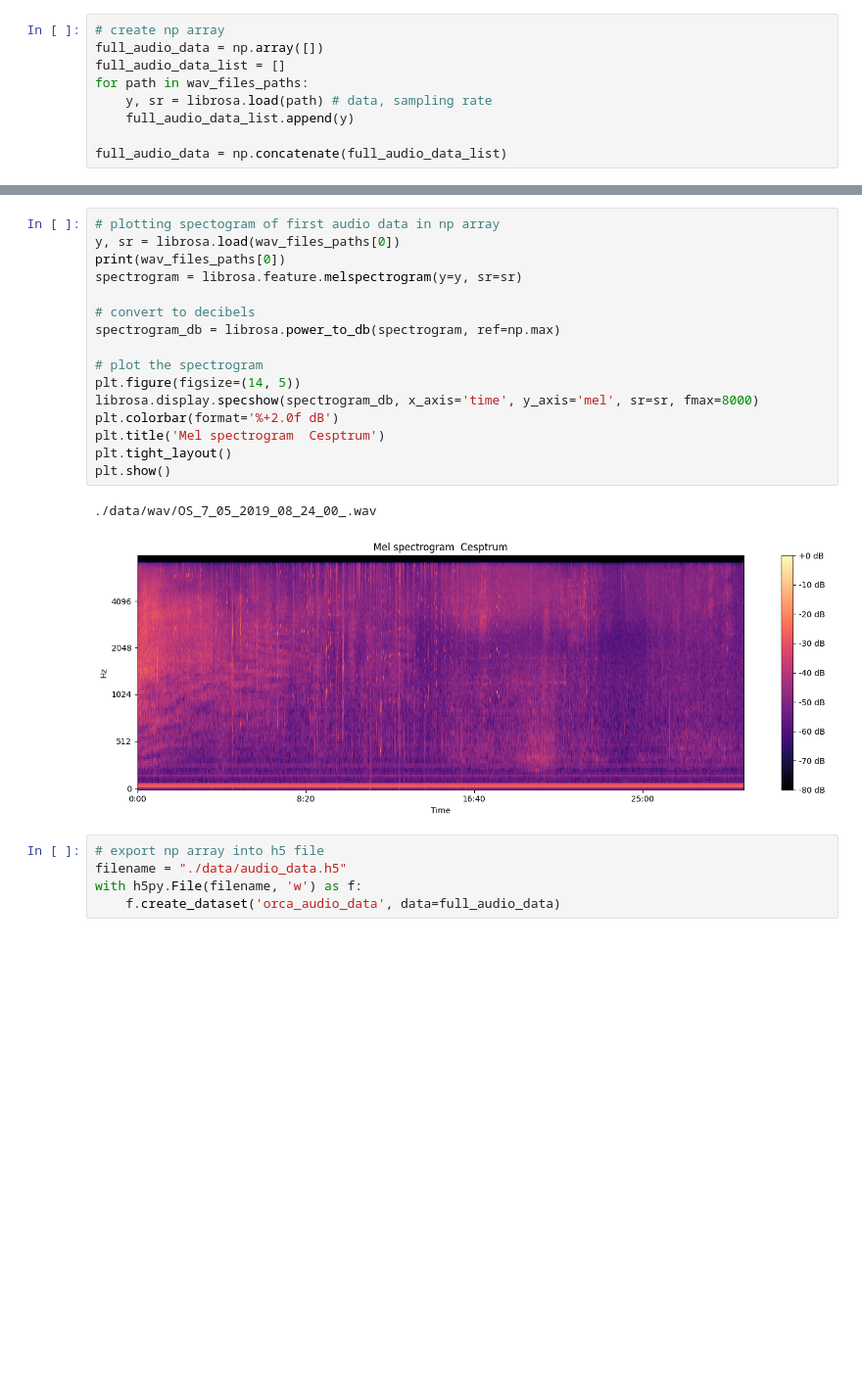
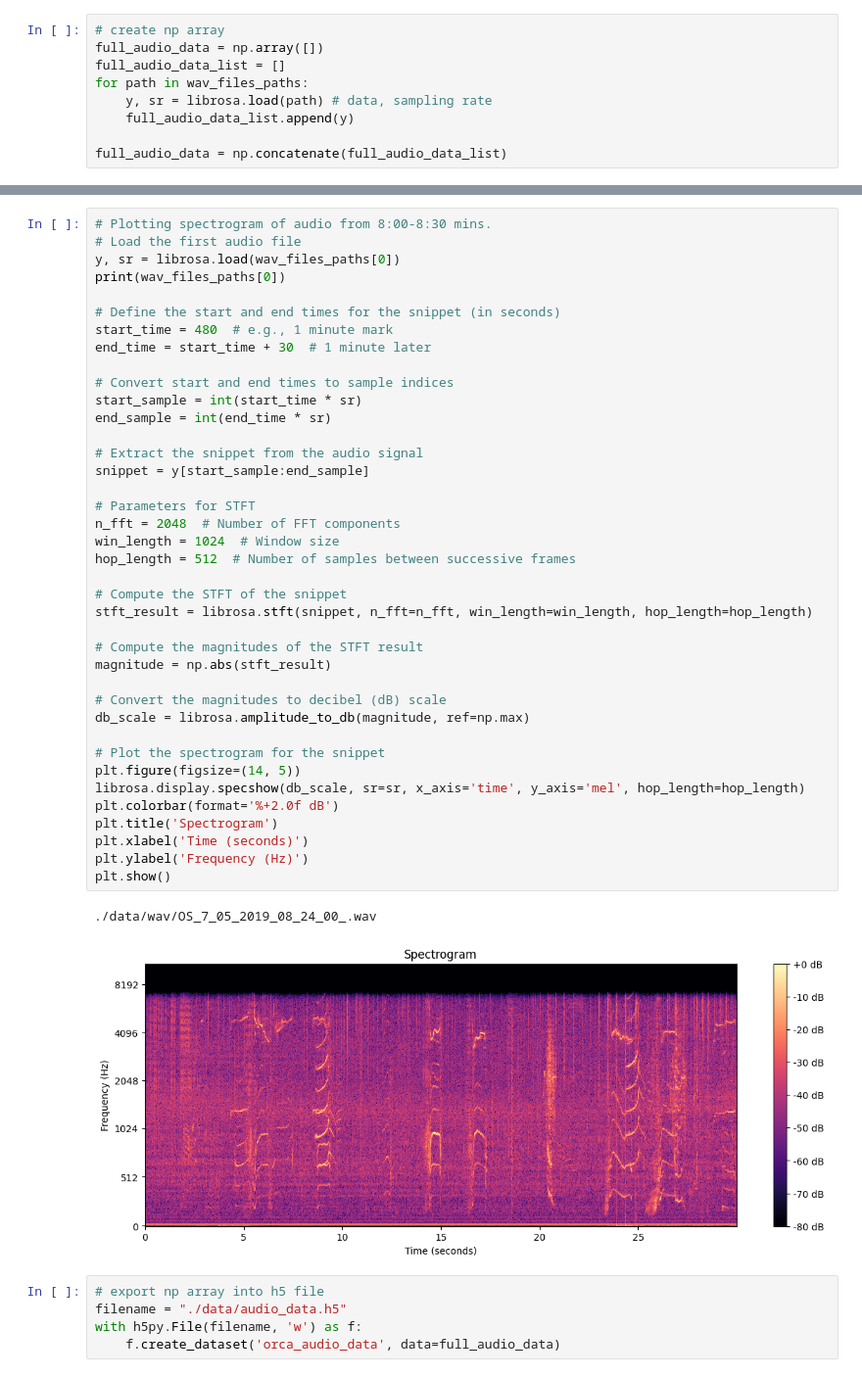
Before and after one commit to Denolle-Lab/OrcaSeis, a Jupyter notebook: wavform_exploration.ipynb, the cells around one changed output, grey strips where cells are left out. Shown at 98% size. Saved outputs shown, nothing was run; the diff lists cells and outputs as text; blank space fills up the shorter version.

Commit message:
corrected spectrograms for audio data, noise

```diff
--- a/wavform_exploration.ipynb
+++ b/wavform_exploration.ipynb
@@ -48,22 +84,45 @@ full_audio_data = np.concatenate(full_audio_data_list)
 # %%
-# plotting spectogram of first audio data in np array
+# Plotting spectrogram of audio from 8:00-8:30 mins.
+# Load the first audio file
 y, sr = librosa.load(wav_files_paths[0])
 print(wav_files_paths[0])
-spectrogram = librosa.feature.melspectrogram(y=y, sr=sr)
 
-# convert to decibels
-spectrogram_db = librosa.power_to_db(spectrogram, ref=np.max)
+# Define the start and end times for the snippet (in seconds)
+start_time = 480  # e.g., 1 minute mark
+end_time = start_time + 30  # 1 minute later
 
-# plot the spectrogram
+# Convert start and end times to sample indices
+start_sample = int(start_time * sr)
+end_sample = int(end_time * sr)
+
+# Extract the snippet from the audio signal
+snippet = y[start_sample:end_sample]
+
+# Parameters for STFT
+n_fft = 2048  # Number of FFT components
+win_length = 1024  # Window size
+hop_length = 512  # Number of samples between successive frames
+
+# Compute the STFT of the snippet
+stft_result = librosa.stft(snippet, n_fft=n_fft, win_length=win_length, hop_length=hop_length)
+
+# Compute the magnitudes of the STFT result
+magnitude = np.abs(stft_result)
+
+# Convert the magnitudes to decibel (dB) scale
+db_scale = librosa.amplitude_to_db(magnitude, ref=np.max)
+
+# Plot the spectrogram for the snippet
 plt.figure(figsize=(14, 5))
-librosa.display.specshow(spectrogram_db, x_axis='time', y_axis='mel', sr=sr, fmax=8000)
+librosa.display.specshow(db_scale, sr=sr, x_axis='time', y_axis='mel', hop_length=hop_length)
 plt.colorbar(format='%+2.0f dB')
-plt.title('Mel spectrogram  Cesptrum')
-plt.tight_layout()
+plt.title('Spectrogram')
+plt.xlabel('Time (seconds)')
+plt.ylabel('Frequency (Hz)')
 plt.show()
 # %% [output]
 ./data/wav/OS_7_05_2019_08_24_00_.wav
-[figure, old version]
+[figure, new version]
 # %%
 # export np array into h5 file
 filename = "./data/audio_data.h5"
```
Also changed, not shown: parts of 5 cells of this notebook, 1 other file.
